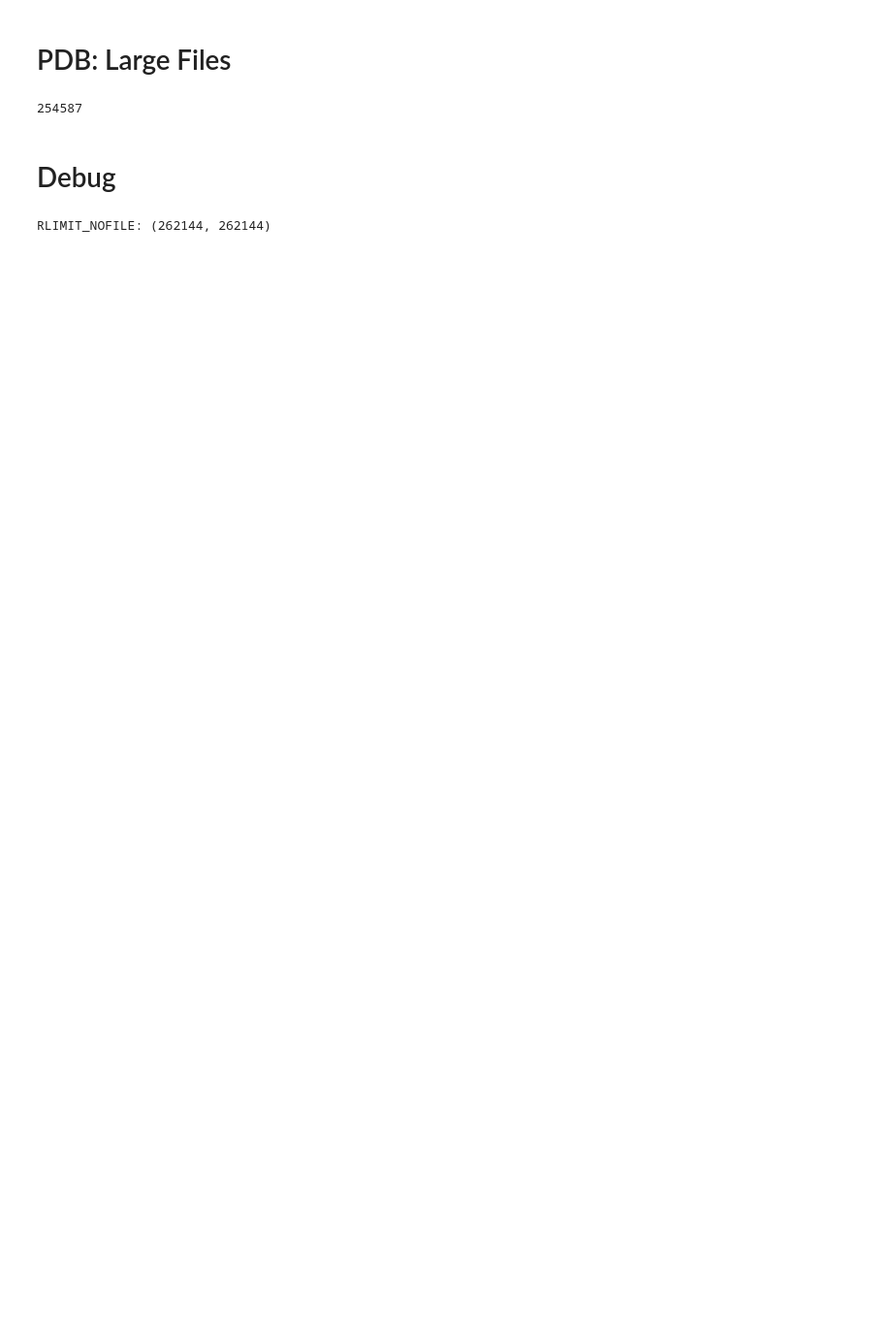
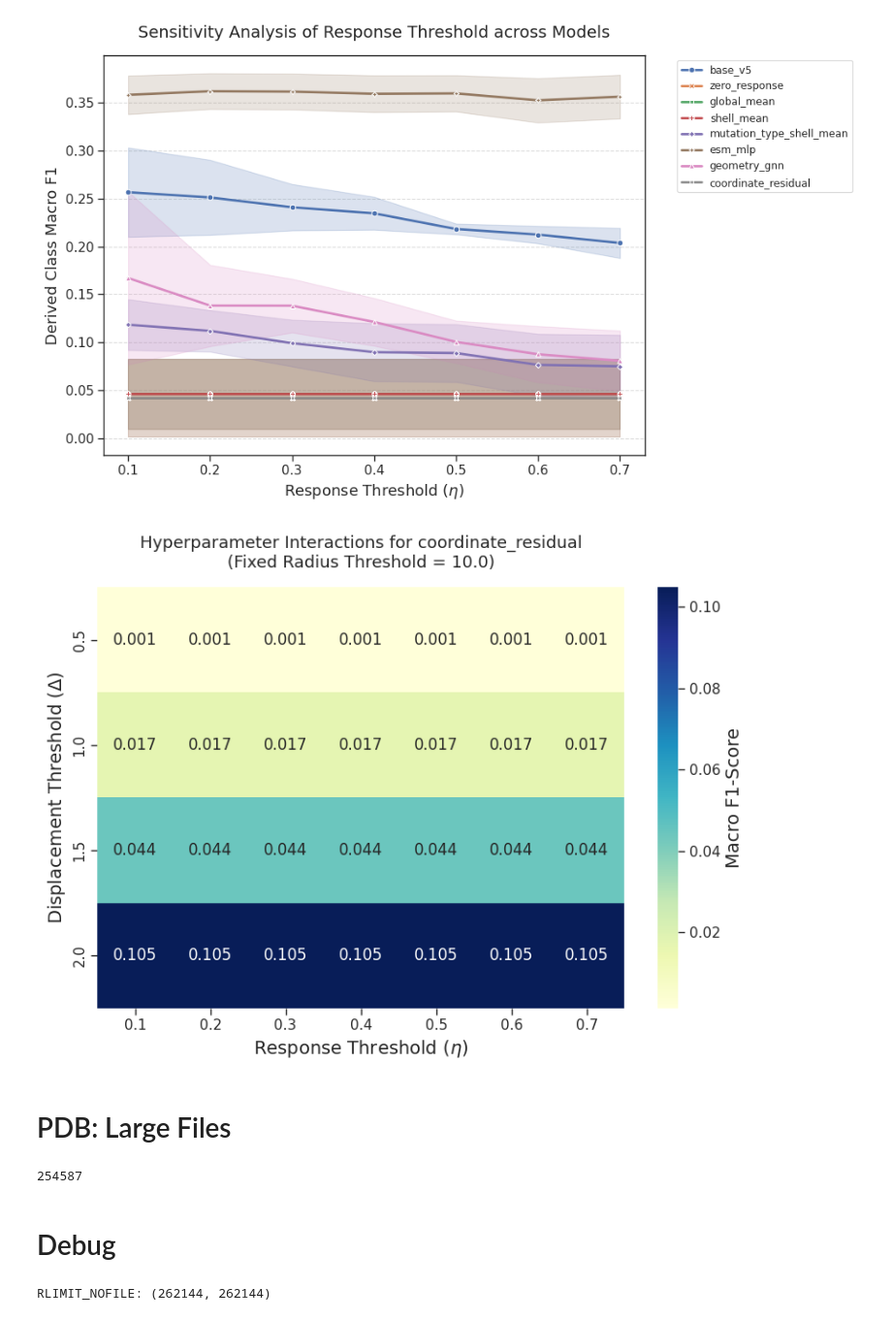
Before and after one commit to notabigfish/mutation_shell, a Jupyter notebook: exp.ipynb, the cells around one changed output. Shown at 97% size. Cells and saved outputs as stored; diff of their text form; code cells hidden in the pictures; blank space fills up the shorter version.

```diff
--- a/exp.ipynb
+++ b/exp.ipynb
@@ -1,3 +5,81 @@
+# %%
+import pandas as pd
+import matplotlib.pyplot as plt
+import seaborn as sns
+
+# 1. 读取数据
+df = pd.read_csv("outputs/c1000/threshold_sensitivity.csv")
+
+# 设置学术风格样式
+sns.set_theme(style="ticks", context="paper")
+plt.rcParams.update({'font.size': 12, 'axes.labelsize': 14, 'xtick.labelsize': 11, 'ytick.labelsize': 11})
+
+# ==========================================
+# 可视化方案三：响应阈值的敏感性曲线 (Line Plot)
+# ==========================================
+plt.figure(figsize=(10, 6))
+
+# 我们对其他的 radius 和 displacement 组合取平均值，观察 response_threshold 的大趋势
+sns.lineplot(
+    data=df,
+    x="response_threshold",
+    y="derived_class_macro_f1",
+    hue="model_name",
+    style="model_name",
+    markers=True,
+    dashes=False,
+    errorbar="sd", # 阴影部分代表在其他超参组合下的标准差
+    linewidth=2
+)
+
+plt.title("Sensitivity Analysis of Response Threshold across Models", fontsize=14, pad=15)
+plt.xlabel("Response Threshold ($\eta$)", fontsize=13)
+plt.ylabel("Derived Class Macro F1", fontsize=13)
+plt.legend(bbox_to_anchor=(1.05, 1), loc='upper left', frameon=True)
+plt.grid(axis='y', linestyle='--', alpha=0.7)
+plt.tight_layout()
+plt.savefig("response_threshold_sensitivity.png", dpi=300)
+plt.show()
+plt.close()
+
+
+# ==========================================
+# 可视化方案二：挑选单一模型查看超参热力图 (Heatmap)
+# ==========================================
+# 假设我们要仔细分析性能较好的 'coordinate_residual' 模型
+target_model = "coordinate_residual"
+model_df = df[df["model_name"] == target_model]
+
+# 固定一个 radius_threshold (例如 10.0)
+fixed_radius = 10.0
+heatmap_data = model_df[model_df["radius_threshold"] == fixed_radius]
+
+# 转换成矩阵格式：Row=displacement_threshold, Col=response_threshold
+pivot_df = heatmap_data.pivot(
+    index="displacement_threshold",
+    columns="response_threshold",
+    values="derived_class_macro_f1"
+)
+
+plt.figure(figsize=(8, 6))
+sns.heatmap(
+    pivot_df,
+    annot=True,       # 显示具体数值
+    fmt=".3f",        # 保留三位小数
+    cmap="YlGnBu",    # 学术常用的蓝绿/黄绿渐变色
+    cbar_kws={'label': 'Macro F1-Score'}
+)
+
+plt.title(f"Hyperparameter Interactions for {target_model}\n(Fixed Radius Threshold = {fixed_radius})", fontsize=13, pad=15)
+plt.xlabel("Response Threshold ($\eta$)")
+plt.ylabel("Displacement Threshold ($\Delta$)")
+plt.tight_layout()
+# plt.savefig(f"{target_model}_heatmap.png", dpi=300)
+plt.show()
+# plt.close()
+# %% [output]
+[figure, added]
+[figure, added]
 # %% [markdown]
 # PDB: Large Files
 # %%
```
Also changed, not shown: parts of 1 cell of this notebook, 23 other files.
